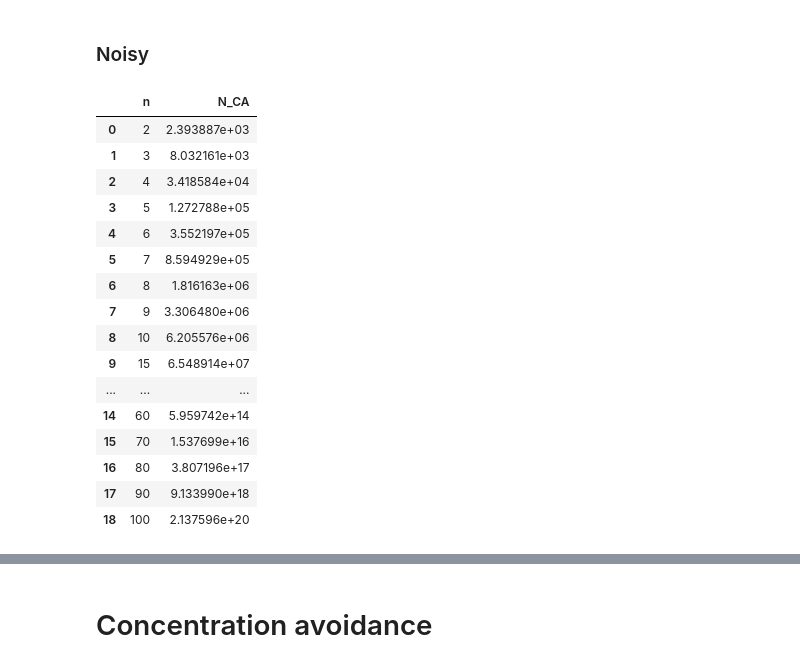
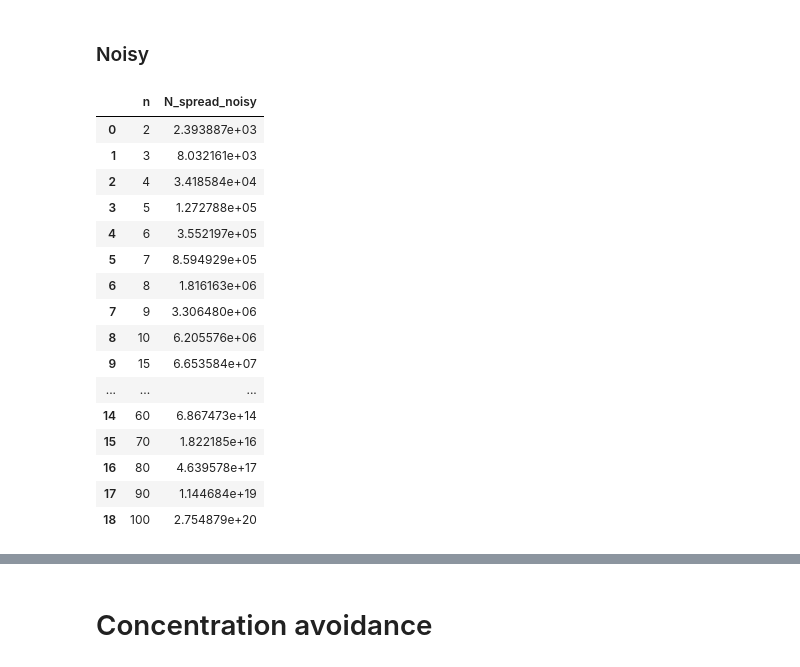
Before and after one commit to Quantum-Cosmos-Lab/ISoQAEtNoSiQKM, a Jupyter notebook: QRE_analysis_sonar_ZZ6.ipynb, the cells around one changed output, grey strips where cells are left out. Drawn from its saved outputs; the diff is of its cells as text; code cells hidden in the pictures.

```diff
--- a/QRE_analysis_sonar_ZZ6.ipynb
+++ b/QRE_analysis_sonar_ZZ6.ipynb
@@ -264,7 +246,7 @@ Best qubit score:  0.9996767202810551
 GOOD fit
 [figure]
 # %%
-best_qubit=4
+best_qubit=6
 show_elbow_n(V_m_noisy, best_qubit=best_qubit)
 alpha_Vm_noisy, C_Vm_noisy = fit_exponential_n(V_m_noisy, best_qubit=best_qubit)
 # %% [output]
@@ -349,11 +331,11 @@ N_s_ext_noisy = np.array(N_s_ext_noisy)
 # %%
 N_s_ext_noisy[:N_s_sim_noisy.shape[0]]=N_s_sim_noisy
 # %%
-df_N_S_noisy = pd.DataFrame({'n':n_range,'N_CA':N_s_ext_noisy})
+df_N_S_noisy = pd.DataFrame({'n':n_range,'N_spread_noisy':N_s_ext_noisy})
 df_N_S_noisy.to_csv('results/N_estimates/N_spread_PQ_sonar_ZZ6_noisy.csv')
 df_N_S_noisy
 # %% [output]
-|  | n | N_CA |
+|  | n | N_spread_noisy |
 | 0 | 2 | 2.393887e+03 |
 | 1 | 3 | 8.032161e+03 |
 | 2 | 4 | 3.418584e+04 |
@@ -363,10 +345,10 @@ df_N_S_noisy
 | 6 | 8 | 1.816163e+06 |
 | 7 | 9 | 3.306480e+06 |
 | 8 | 10 | 6.205576e+06 |
-| 9 | 15 | 6.548914e+07 |
+| 9 | 15 | 6.653584e+07 |
 | ... | ... | ... |
-| 14 | 60 | 5.959742e+14 |
-| 15 | 70 | 1.537699e+16 |
-| 16 | 80 | 3.807196e+17 |
-| 17 | 90 | 9.133990e+18 |
-| 18 | 100 | 2.137596e+20 |
+| 14 | 60 | 6.867473e+14 |
+| 15 | 70 | 1.822185e+16 |
+| 16 | 80 | 4.639578e+17 |
+| 17 | 90 | 1.144684e+19 |
+| 18 | 100 | 2.754879e+20 |
```
Also changed, not shown: parts of 9 cells of this notebook, 16 other files.
